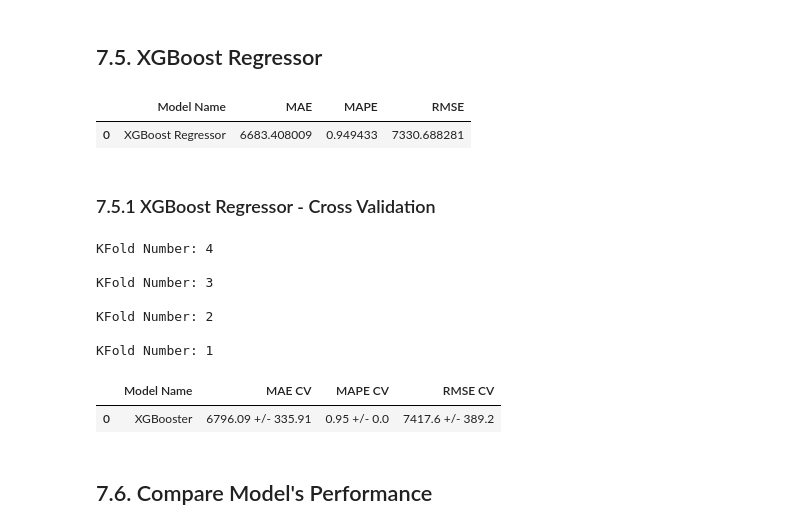
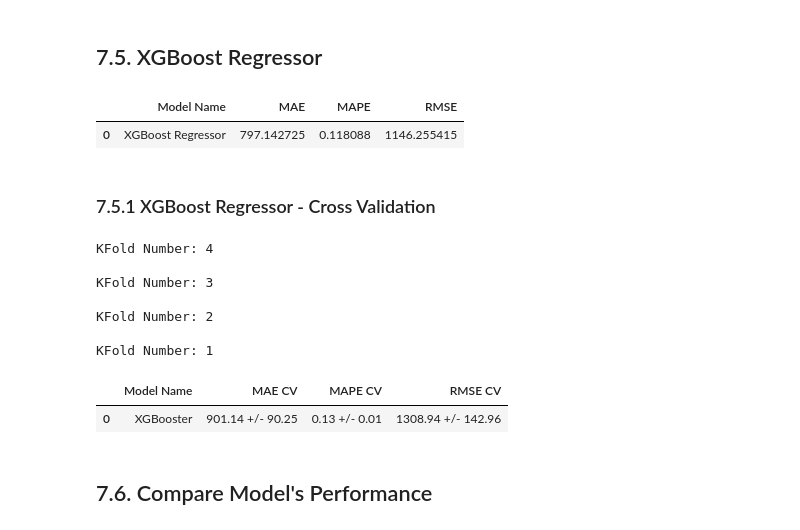
Before and after one commit to ArthurMesquita96/Rossmann-Predict-Sales, a Jupyter notebook: store_sales_predicton.ipynb, the cells around one changed output. Cells and saved outputs as stored; diff of their text form; code cells hidden in the pictures.

```diff
--- a/store_sales_predicton.ipynb
+++ b/store_sales_predicton.ipynb
@@ -1109,5 +1102,3 @@ sns.distplot(df5['competition_distance'])
-# %%
-df5 = df4.copy()
 # %%
 # state holiday
 df5 = pd.get_dummies(df5, prefix=['state_holiday'], columns=['state_holiday'])
@@ -1356,21 +1366,21 @@ rf_result_cv
 # %%
 # model
 model_xgb = xgb.XGBRegressor( objective='reg:squarederror',
-                              n_estimators=100,
+                              n_estimators=2500,
                               eta=0.01,
-                              max_depth=10,
-                              subsample=0.7,
-                              colsample_bytree=0.9 ).fit( x_train, y_train )
+                              max_depth=9,
+                              subsample=0.5,
+                              colsample_bytree=0.3 ).fit( x_train, y_train )
 
 # prediction
 yhat_xgb = model_xgb.predict( x_test )
 
 # performance
 xgb_result = ml_error( 'XGBoost Regressor', np.expm1( y_test ), np.expm1( yhat_xgb ) )
 xgb_result
 # %% [output]
 |  | Model Name | MAE | MAPE | RMSE |
-| 0 | XGBoost Regressor | 6683.408009 | 0.949433 | 7330.688281 |
+| 0 | XGBoost Regressor | 797.142725 | 0.118088 | 1146.255415 |
 # %% [markdown]
 ### 7.5.1 XGBoost Regressor - Cross Validation
 # %%
@@ -1385,7 +1395,7 @@ KFold Number: 2
 
 KFold Number: 1
 |  | Model Name | MAE CV | MAPE CV | RMSE CV |
-| 0 | XGBooster | 6796.09 +/- 335.91 | 0.95 +/- 0.0 | 7417.6 +/- 389.2 |
+| 0 | XGBooster | 901.14 +/- 90.25 | 0.13 +/- 0.01 | 1308.94 +/- 142.96 |
 # %% [markdown]
 ## 7.6. Compare Model's Performance
 # %% [markdown]
```
Also changed, not shown: parts of 32 cells of this notebook, 7 other files.
